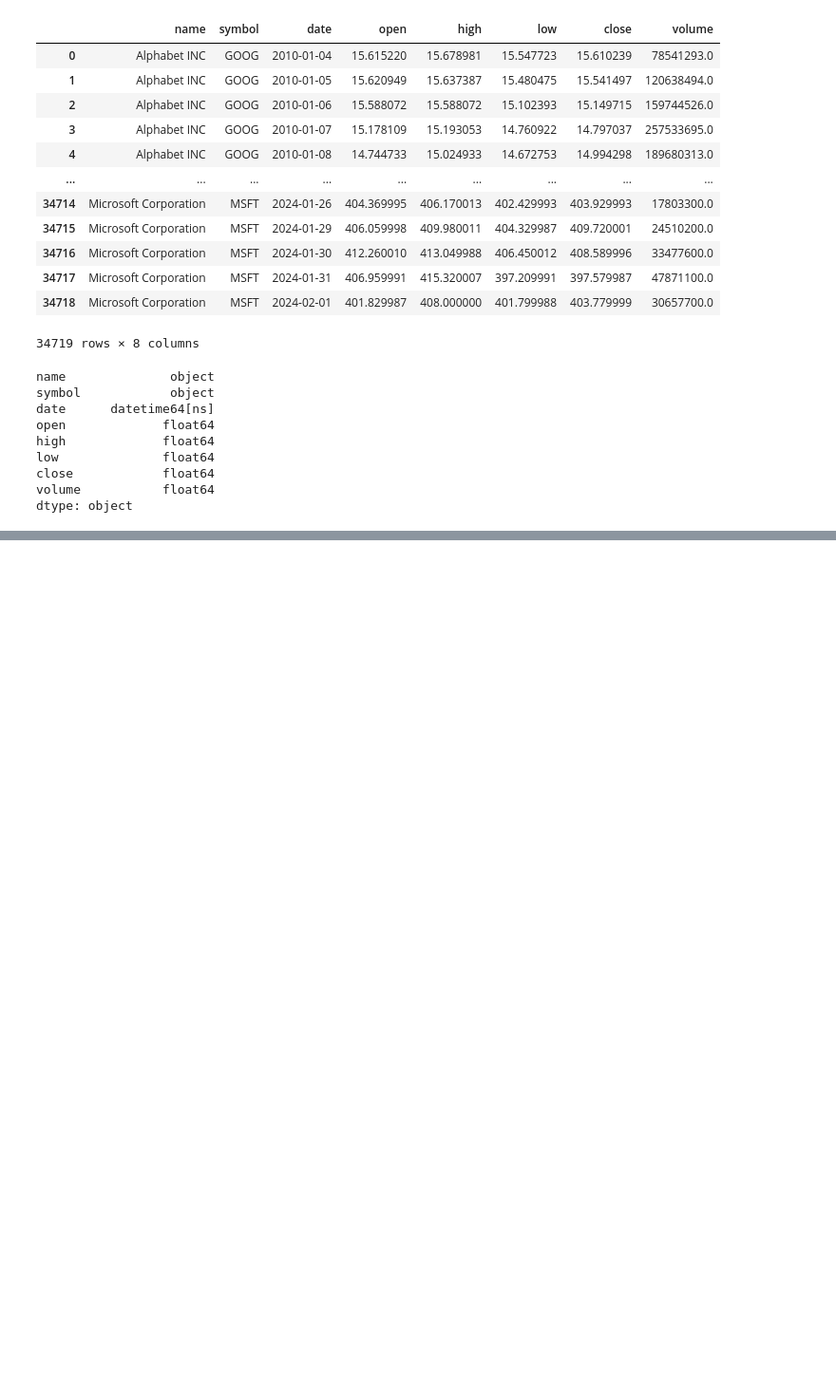
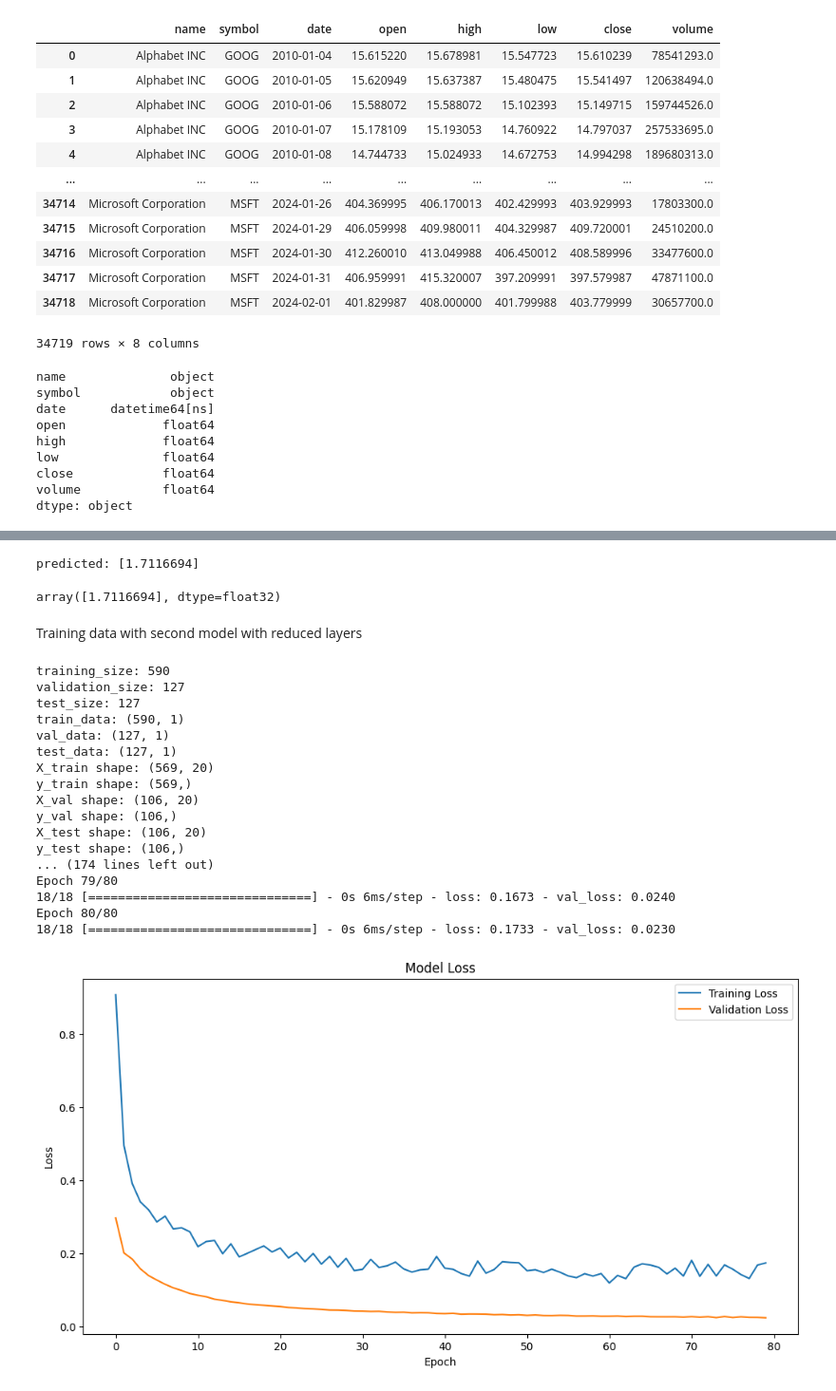
Before and after one commit to urusha-shrestha/stock_price_prediction, a Jupyter notebook: FinVest_Model.ipynb, the cells around one changed output, grey strips where cells are left out. Shown at 95% size. Saved outputs shown, nothing was run; the diff lists cells and outputs as text; code cells hidden in the pictures; blank space fills up the shorter version.

```diff
--- a/FinVest_Model.ipynb
+++ b/FinVest_Model.ipynb
@@ -540,0 +343,29 @@ array(['GOOG', 'PEP', 'AAPL', 'NFLX', 'ORCL', 'TSLA', 'META', 'NVDA',
+# %%
+goog_input=test_data_goog[len(test_data_goog)-time_step:]
+predict_next_day(data_for_input=goog_input,model=goog_model,time_step=time_step)
+# %% [output]
+predicted: [1.7116694]
+array([1.7116694], dtype=float32)
+# %% [markdown]
+Training data with second model with reduced layers
+# %%
+goog_model1,X_train_goog1,y_train_goog1,X_val_goog1,y_val_goog1,X_test_goog1,y_test_goog1,test_data_goog1,scaled_goog_df1 = stock_price_train(dataframe=google_df,time_step=time_step)
+# %% [output]
+training_size: 590
+validation_size: 127
+test_size: 127
+train_data: (590, 1)
+val_data: (127, 1)
+test_data: (127, 1)
+X_train shape: (569, 20)
+y_train shape: (569,)
+X_val shape: (106, 20)
+y_val shape: (106,)
+X_test shape: (106, 20)
+y_test shape: (106,)
+... (174 lines left out)
+Epoch 79/80
+18/18 [==============================] - 0s 6ms/step - loss: 0.1673 - val_loss: 0.0240
+Epoch 80/80
+18/18 [==============================] - 0s 6ms/step - loss: 0.1733 - val_loss: 0.0230
+[figure, added]
```
Also changed, not shown: parts of 96 cells of this notebook.
